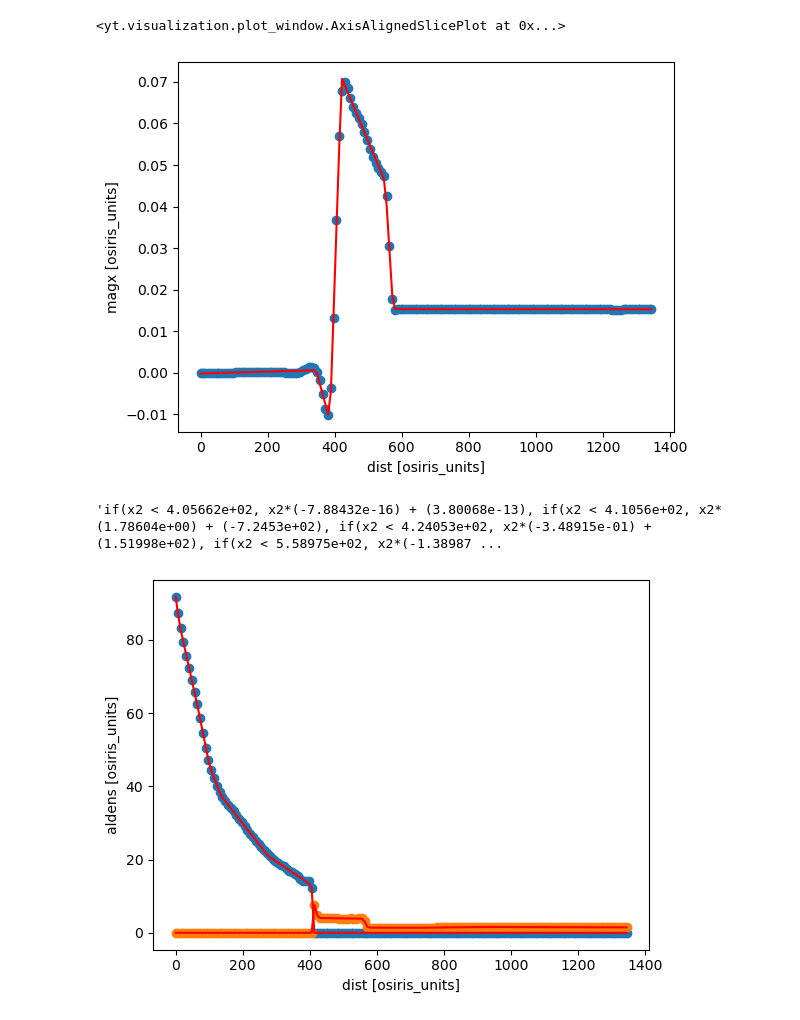
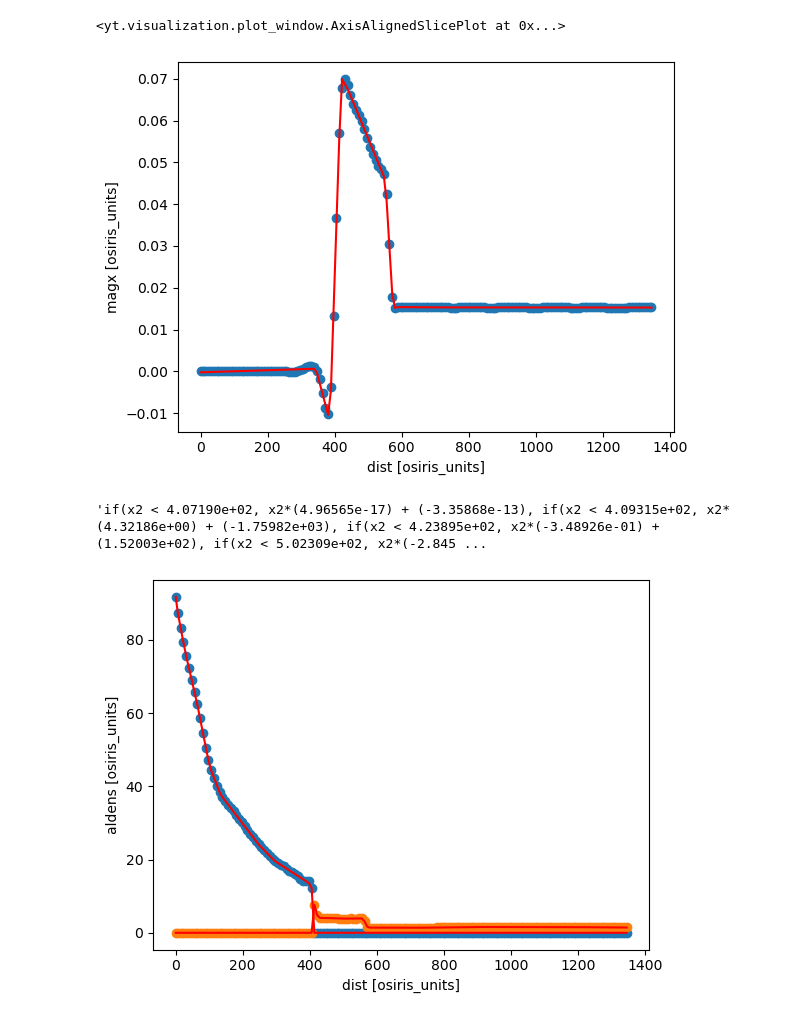
Before and after one commit to Schaeffer-Lab/MagShockZ, a Jupyter notebook: FLASH_OSIRIS_interface/simplified_magshockz.ipynb, the cells around one changed output. Saved outputs shown, nothing was run; the diff lists cells and outputs as text; code cells hidden in the pictures.

```diff
--- a/FLASH_OSIRIS_interface/simplified_magshockz.ipynb
+++ b/FLASH_OSIRIS_interface/simplified_magshockz.ipynb
@@ -26,5 +26,5 @@ lineout = Ray(ds, start_point, end_point)
 
 lineout.show_ray("magx")
 
-fit_result = lineout.fit("magx", degree=6, fit_func="piecewise", plot=True)
+fit_result = lineout.fit("magx", degree=10, fit_func="piecewise", plot=True)
 # %% [output]
@@ -42,10 +47,10 @@ yt : [INFO     ] 2025-07-22 22:28:20,265 Making a fixed resolution buffer of (('
 <yt.visualization.plot_window.AxisAlignedSlicePlot at 0x...>
-[figure, old version]
+[figure, new version]
 # %%
-lineout.fit("sidens", degree=8, fit_func="piecewise", plot=True)
-lineout.fit("aldens", degree=8, fit_func="piecewise", plot=True)
+lineout.fit("sidens", degree=10, fit_func="piecewise", plot=True)
+lineout.fit("aldens", degree=10, fit_func="piecewise", plot=True)
 # lineout.show_lineout("aldens")
 # %% [output]
-'if(x2 < 4.05662e+02, x2*(-7.88432e-16) + (3.80068e-13), if(x2 < 4.1056e+02, x2*(1.78604e+00) + (-7.2453e+02), if(x2 < 4.24053e+02, x2*(-3.48915e-01) + (1.51998e+02), if(x2 < 5.58975e+02, x2*(-1.38987 ...
+'if(x2 < 4.07190e+02, x2*(4.96565e-17) + (-3.35868e-13), if(x2 < 4.09315e+02, x2*(4.32186e+00) + (-1.75982e+03), if(x2 < 4.23895e+02, x2*(-3.48926e-01) + (1.52003e+02), if(x2 < 5.02309e+02, x2*(-2.845 ...
 [figure]
 # %%
```
Also changed, not shown: parts of 8 cells of this notebook, 4 other files.
